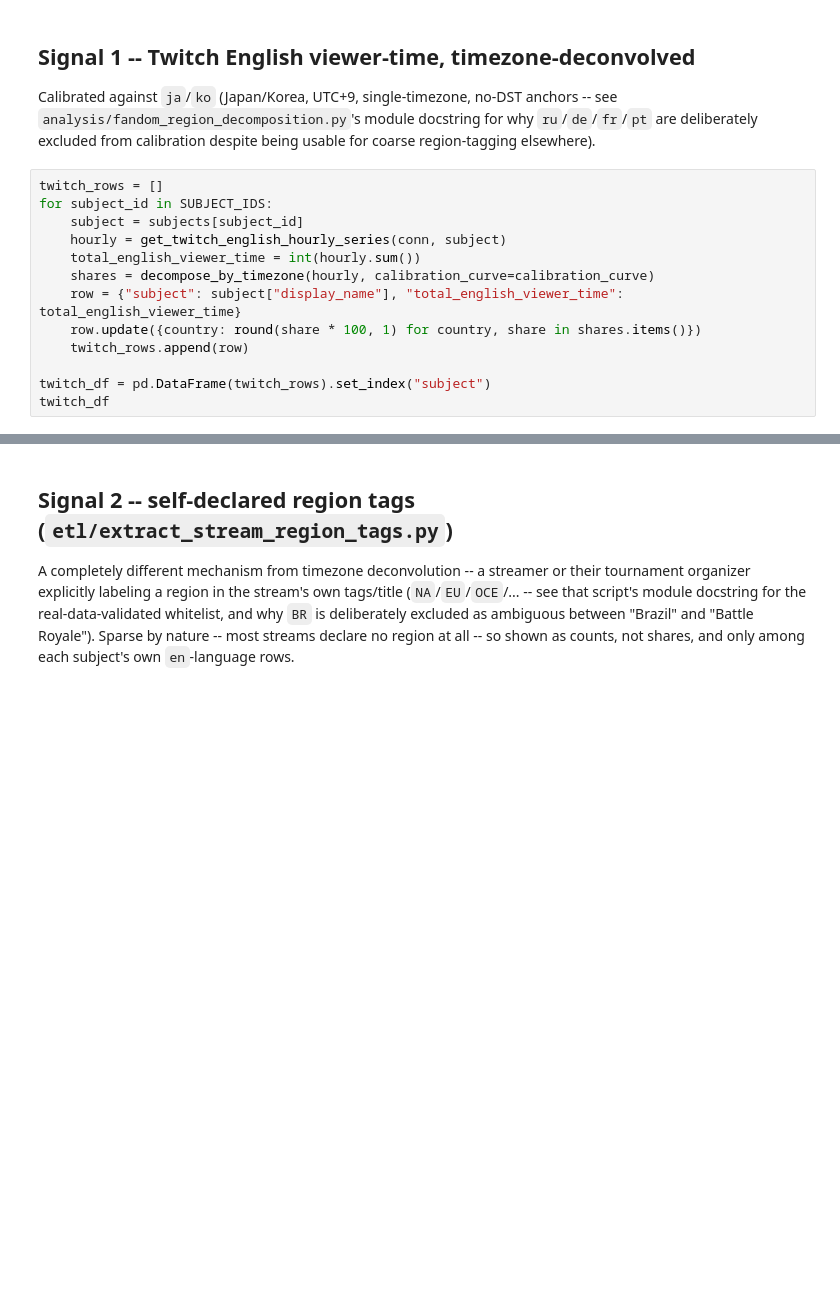
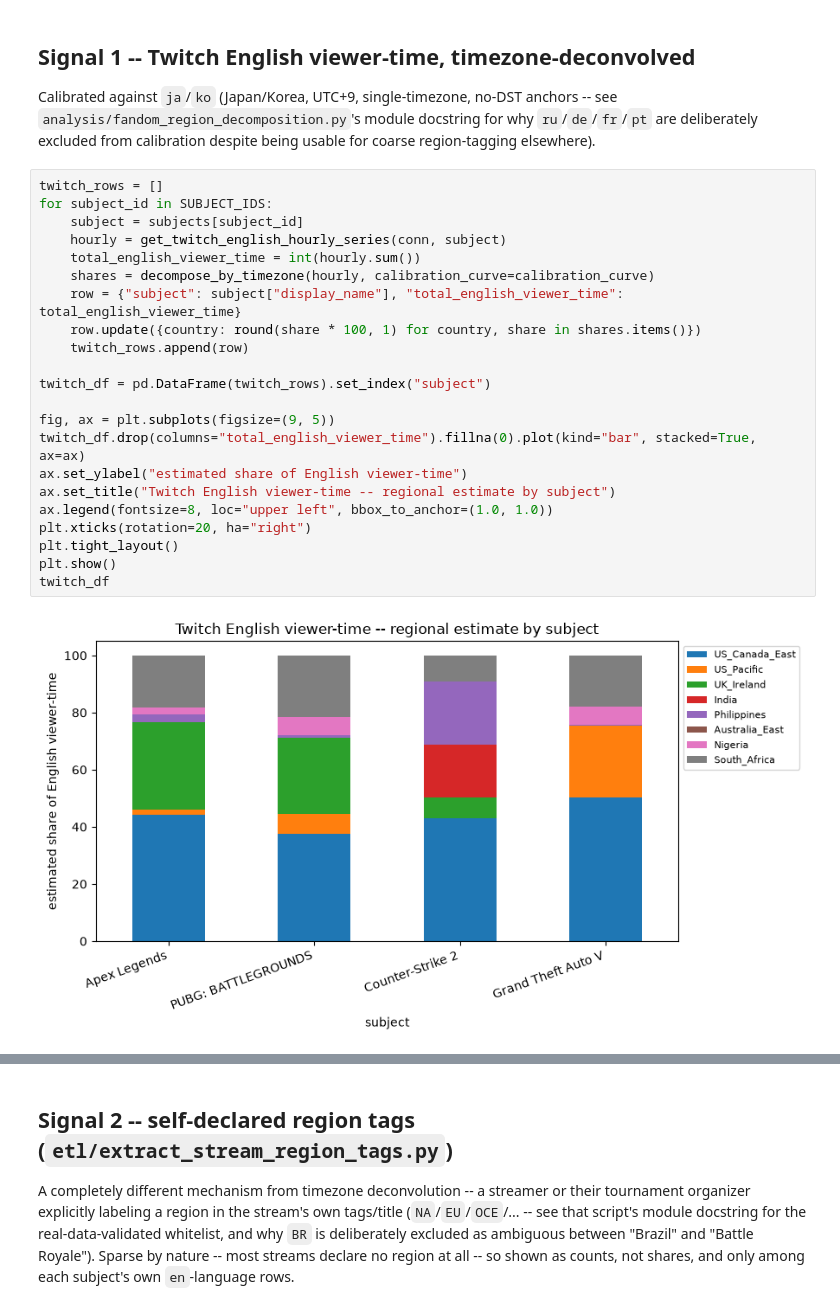
Before and after one commit to JacobH1994/fandomdatapuller, a Jupyter notebook: notebooks/english_fandom_decomposition.ipynb, the cells around one changed output, grey strips where cells are left out. Drawn from its saved outputs; the diff is of its cells as text; blank space fills up the shorter version.

```diff
--- a/notebooks/english_fandom_decomposition.ipynb
+++ b/notebooks/english_fandom_decomposition.ipynb
@@ -68,17 +68,27 @@ calibration despite being usable for coarse region-tagging elsewhere).
 # %%
 twitch_rows = []
 for subject_id in SUBJECT_IDS:
     subject = subjects[subject_id]
     hourly = get_twitch_english_hourly_series(conn, subject)
     total_english_viewer_time = int(hourly.sum())
     shares = decompose_by_timezone(hourly, calibration_curve=calibration_curve)
     row = {"subject": subject["display_name"], "total_english_viewer_time": total_english_viewer_time}
     row.update({country: round(share * 100, 1) for country, share in shares.items()})
     twitch_rows.append(row)
 
 twitch_df = pd.DataFrame(twitch_rows).set_index("subject")
+
+fig, ax = plt.subplots(figsize=(9, 5))
+twitch_df.drop(columns="total_english_viewer_time").fillna(0).plot(kind="bar", stacked=True, ax=ax)
+ax.set_ylabel("estimated share of English viewer-time")
+ax.set_title("Twitch English viewer-time -- regional estimate by subject")
+ax.legend(fontsize=8, loc="upper left", bbox_to_anchor=(1.0, 1.0))
+plt.xticks(rotation=20, ha="right")
+plt.tight_layout()
+plt.show()
 twitch_df
 # %% [output]
+[figure, added]
 |  | total_english_viewer_time | US_Canada_East | US_Pacific | UK_Ireland | India | Philippines | Australia_East | ... |
 | subject |  |  |  |  |  |  |  | ... |
 | Apex Legends | 919931 | 44.1 | 1.9 | 30.7 | 0.0 | 2.7 | 0.0 | ... |
```
Also changed, not shown: parts of 1 cell of this notebook.
